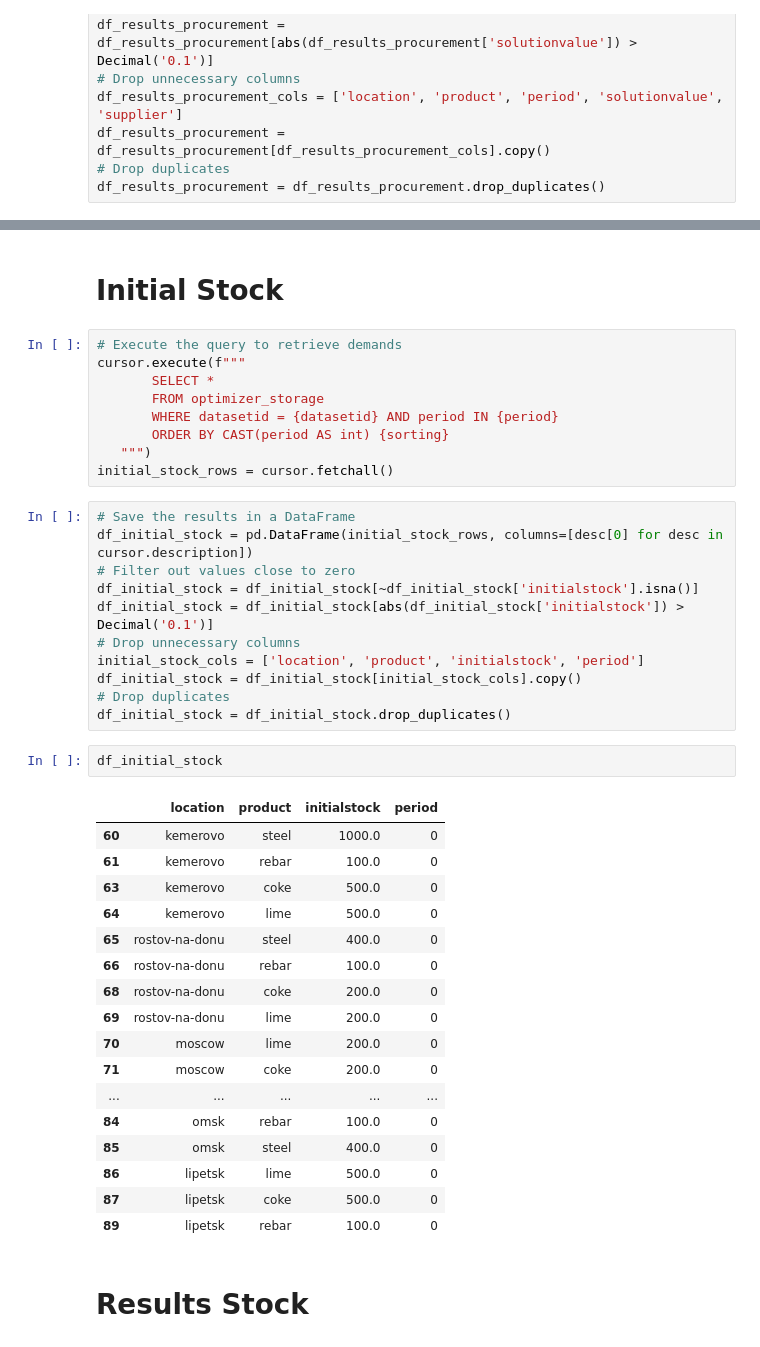
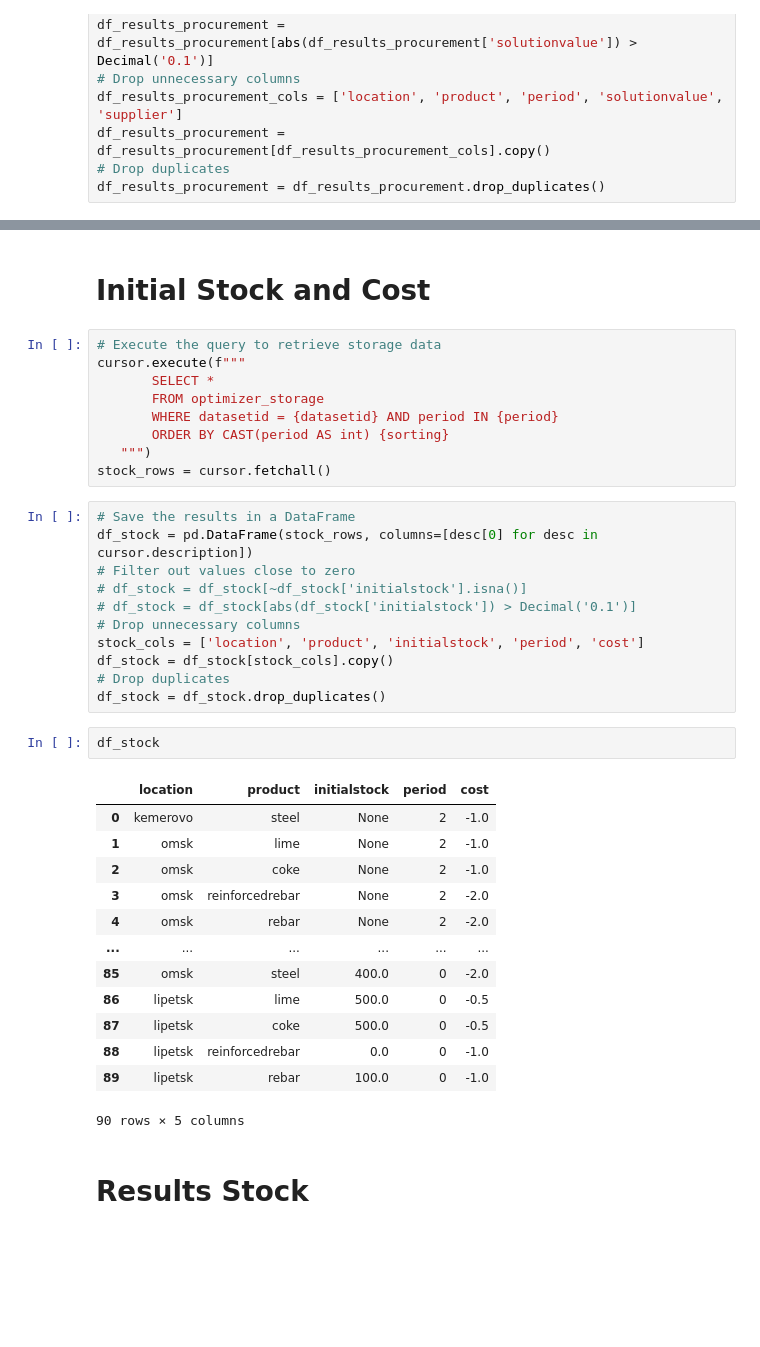
Before and after one commit to a-maksimov/optimizer-resource-mapper, a Jupyter notebook: jupyter_notebooks/resource_mapper_recursion.ipynb, the cells around one changed output, grey strips where cells are left out. Cells and saved outputs as stored; diff of their text form; blank space fills up the shorter version.

Commit message:
Merged costs to the input resources data.

```diff
--- a/jupyter_notebooks/resource_mapper_recursion.ipynb
+++ b/jupyter_notebooks/resource_mapper_recursion.ipynb
@@ -316,45 +369,41 @@ df_results_procurement
 # %% [markdown]
-# Initial Stock
+# Initial Stock and Cost
 # %%
-# Execute the query to retrieve demands
+# Execute the query to retrieve storage data
 cursor.execute(f"""
        SELECT *
        FROM optimizer_storage
        WHERE datasetid = {datasetid} AND period IN {period}
        ORDER BY CAST(period AS int) {sorting}
    """)
-initial_stock_rows = cursor.fetchall()
+stock_rows = cursor.fetchall()
 # %%
 # Save the results in a DataFrame
-df_initial_stock = pd.DataFrame(initial_stock_rows, columns=[desc[0] for desc in cursor.description])
+df_stock = pd.DataFrame(stock_rows, columns=[desc[0] for desc in cursor.description])
 # Filter out values close to zero
-df_initial_stock = df_initial_stock[~df_initial_stock['initialstock'].isna()]
-df_initial_stock = df_initial_stock[abs(df_initial_stock['initialstock']) > Decimal('0.1')]
+# df_stock = df_stock[~df_stock['initialstock'].isna()]
+# df_stock = df_stock[abs(df_stock['initialstock']) > Decimal('0.1')]
 # Drop unnecessary columns
-initial_stock_cols = ['location', 'product', 'initialstock', 'period']
-df_initial_stock = df_initial_stock[initial_stock_cols].copy()
+stock_cols = ['location', 'product', 'initialstock', 'period', 'cost']
+df_stock = df_stock[stock_cols].copy()
 # Drop duplicates
-df_initial_stock = df_initial_stock.drop_duplicates()
+df_stock = df_stock.drop_duplicates()
 # %%
-df_initial_stock
+df_stock
 # %% [output]
-|  | location | product | initialstock | period |
-| 60 | kemerovo | steel | 1000.0 | 0 |
-| 61 | kemerovo | rebar | 100.0 | 0 |
-| 63 | kemerovo | coke | 500.0 | 0 |
-| 64 | kemerovo | lime | 500.0 | 0 |
-| 65 | rostov-na-donu | steel | 400.0 | 0 |
-| 66 | rostov-na-donu | rebar | 100.0 | 0 |
-| 68 | rostov-na-donu | coke | 200.0 | 0 |
-| 69 | rostov-na-donu | lime | 200.0 | 0 |
-| 70 | moscow | lime | 200.0 | 0 |
-| 71 | moscow | coke | 200.0 | 0 |
-| ... | ... | ... | ... | ... |
-| 84 | omsk | rebar | 100.0 | 0 |
-| 85 | omsk | steel | 400.0 | 0 |
-| 86 | lipetsk | lime | 500.0 | 0 |
-| 87 | lipetsk | coke | 500.0 | 0 |
-| 89 | lipetsk | rebar | 100.0 | 0 |
+|  | location | product | initialstock | period | cost |
+| 0 | kemerovo | steel | None | 2 | -1.0 |
+| 1 | omsk | lime | None | 2 | -1.0 |
+| 2 | omsk | coke | None | 2 | -1.0 |
+| 3 | omsk | reinforcedrebar | None | 2 | -2.0 |
+| 4 | omsk | rebar | None | 2 | -2.0 |
+| ... | ... | ... | ... | ... | ... |
+| 85 | omsk | steel | 400.0 | 0 | -2.0 |
+| 86 | lipetsk | lime | 500.0 | 0 | -0.5 |
+| 87 | lipetsk | coke | 500.0 | 0 | -0.5 |
+| 88 | lipetsk | reinforcedrebar | 0.0 | 0 | -1.0 |
+| 89 | lipetsk | rebar | 100.0 | 0 | -1.0 |
+90 rows × 5 columns
 # %% [markdown]
 # Results Stock
 # %%
```
Also changed, not shown: parts of 34 cells of this notebook, 2 other files.
